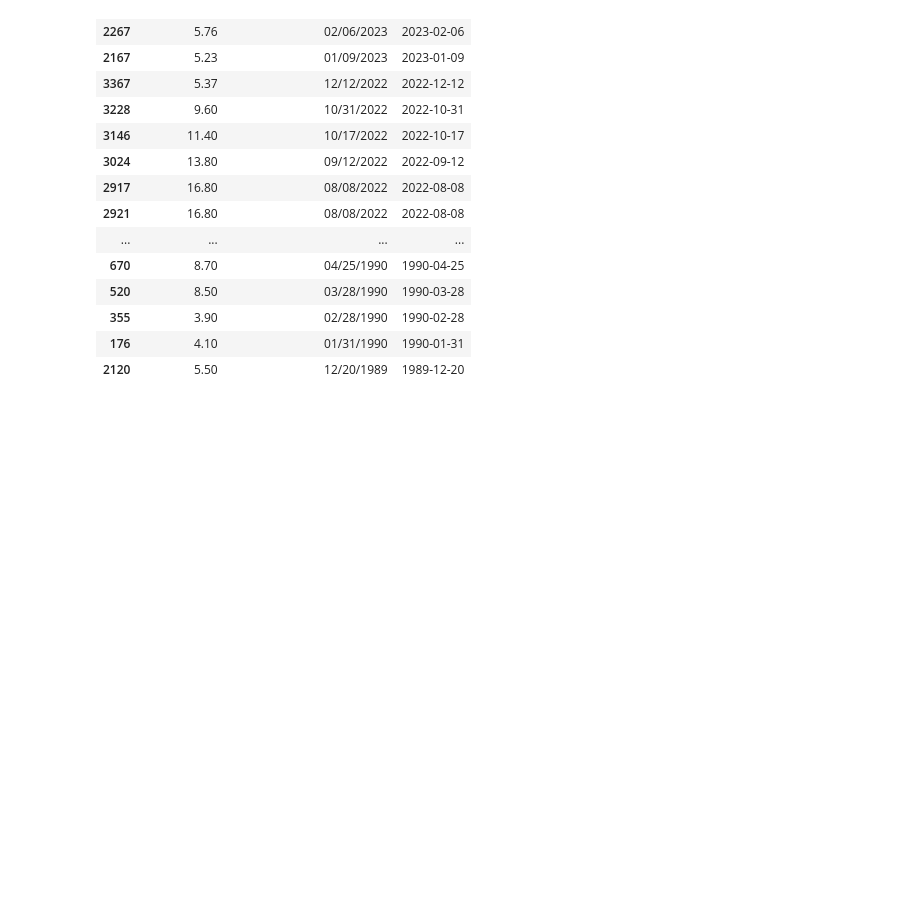
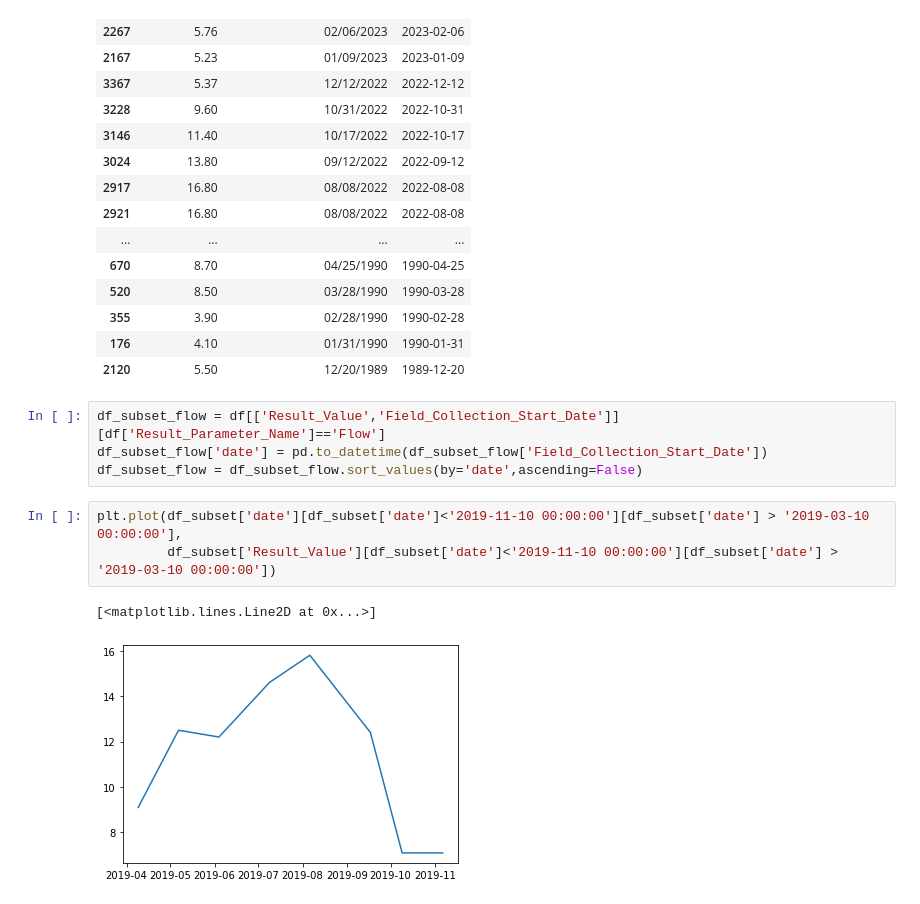
Before and after one commit to maria-kuruvilla/pied_piper, a Jupyter notebook: Puyallup/puyallup_temperature.ipynb, the cells around one changed output. Drawn from its saved outputs; the diff is of its cells as text; blank space fills up the shorter version.

Commit message:
made some figures for temperature and flow

```diff
--- a/Puyallup/puyallup_temperature.ipynb
+++ b/Puyallup/puyallup_temperature.ipynb
@@ -63,3 +63,13 @@ with pd.option_context('display.max_rows', None, 'display.max_columns', None):
 | 355 | 3.90 | 02/28/1990 | 1990-02-28 |
 | 176 | 4.10 | 01/31/1990 | 1990-01-31 |
 | 2120 | 5.50 | 12/20/1989 | 1989-12-20 |
+# %%
+df_subset_flow = df[['Result_Value','Field_Collection_Start_Date']][df['Result_Parameter_Name']=='Flow']
+df_subset_flow['date'] = pd.to_datetime(df_subset_flow['Field_Collection_Start_Date'])
+df_subset_flow = df_subset_flow.sort_values(by='date',ascending=False)
+# %%
+plt.plot(df_subset['date'][df_subset['date']<'2019-11-10 00:00:00'][df_subset['date'] > '2019-03-10 00:00:00'],
+         df_subset['Result_Value'][df_subset['date']<'2019-11-10 00:00:00'][df_subset['date'] > '2019-03-10 00:00:00'])
+# %% [output]
+[<matplotlib.lines.Line2D at 0x...>]
+[figure, added]
```
Also changed, not shown: parts of 1 cell of this notebook, 1 other file.
